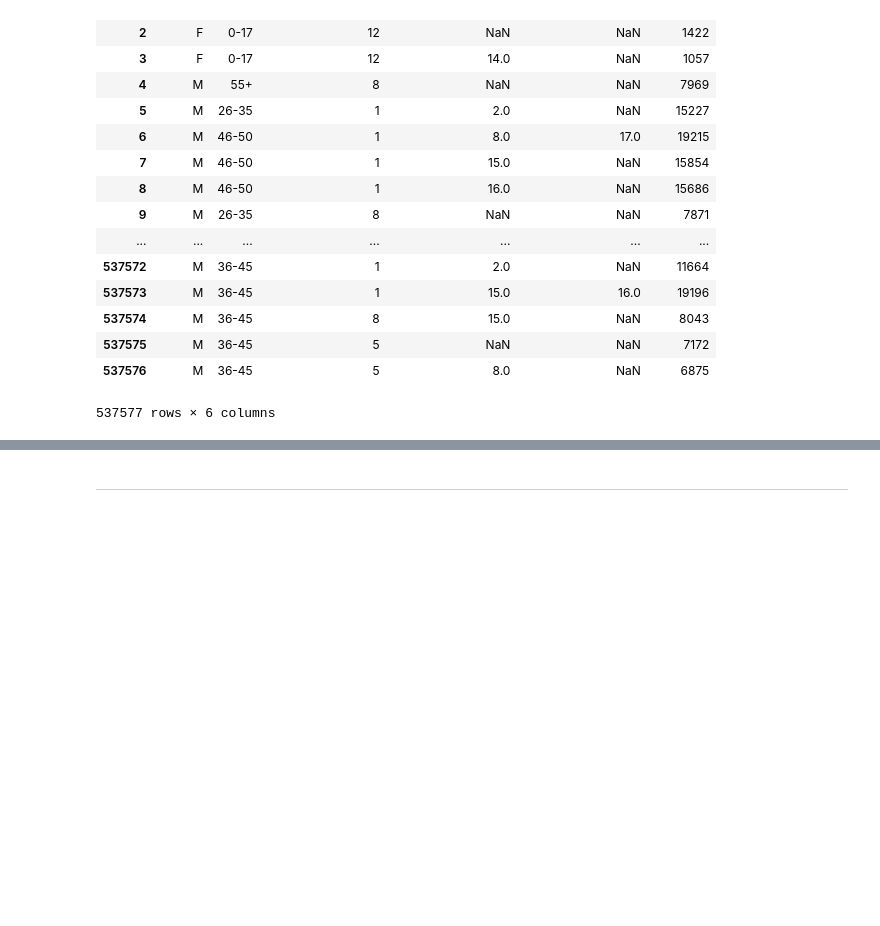
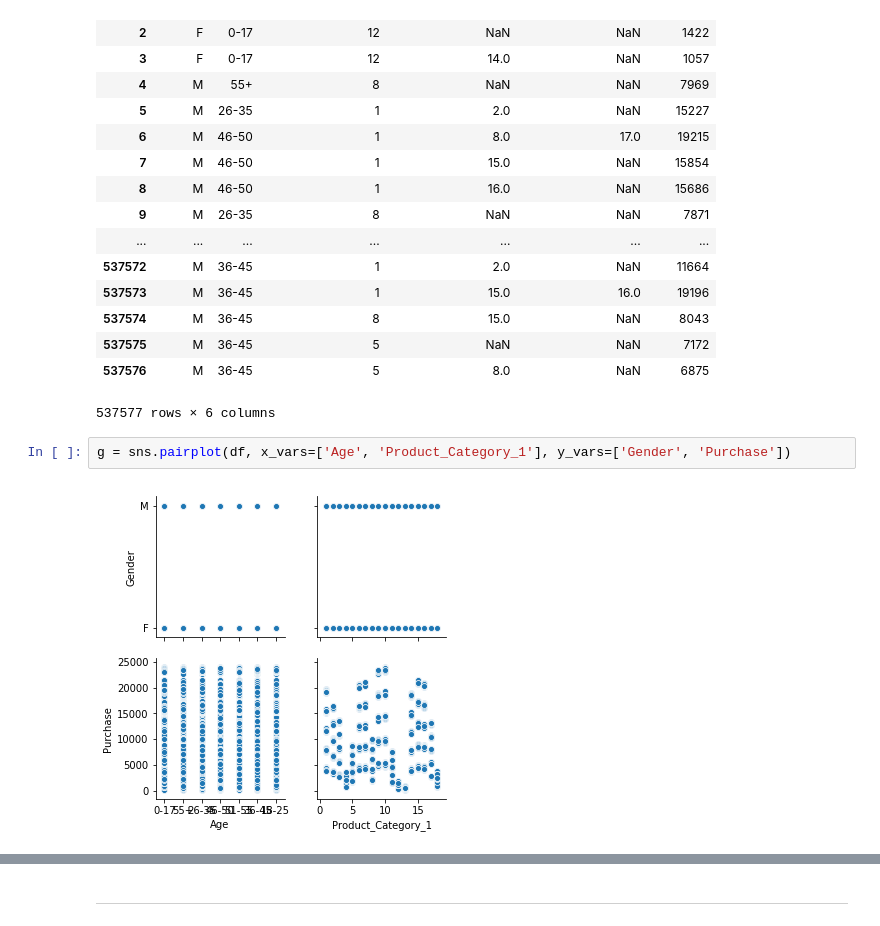
Before and after one commit to markostalma/DataGeeks, a Jupyter notebook: MarkoStalmatovicDrugiDomaci.ipynb, the cells around one changed output, grey strips where cells are left out. Drawn from its saved outputs; the diff is of its cells as text; blank space fills up the shorter version.

```diff
--- a/MarkoStalmatovicDrugiDomaci.ipynb
+++ b/MarkoStalmatovicDrugiDomaci.ipynb
@@ -74,4 +74,8 @@ df[['Gender', 'Age', 'Product_Category_1', 'Product_Category_2', 'Product_Catego
 | 537575 | M | 36-45 | 5 | NaN | NaN | 7172 |
 | 537576 | M | 36-45 | 5 | 8.0 | NaN | 6875 |
 537577 rows × 6 columns
+# %%
+g = sns.pairplot(df, x_vars=['Age', 'Product_Category_1'], y_vars=['Gender', 'Purchase'])
+# %% [output]
+[figure, added]
 # %%
```
Also changed, not shown: parts of 1 cell of this notebook.
